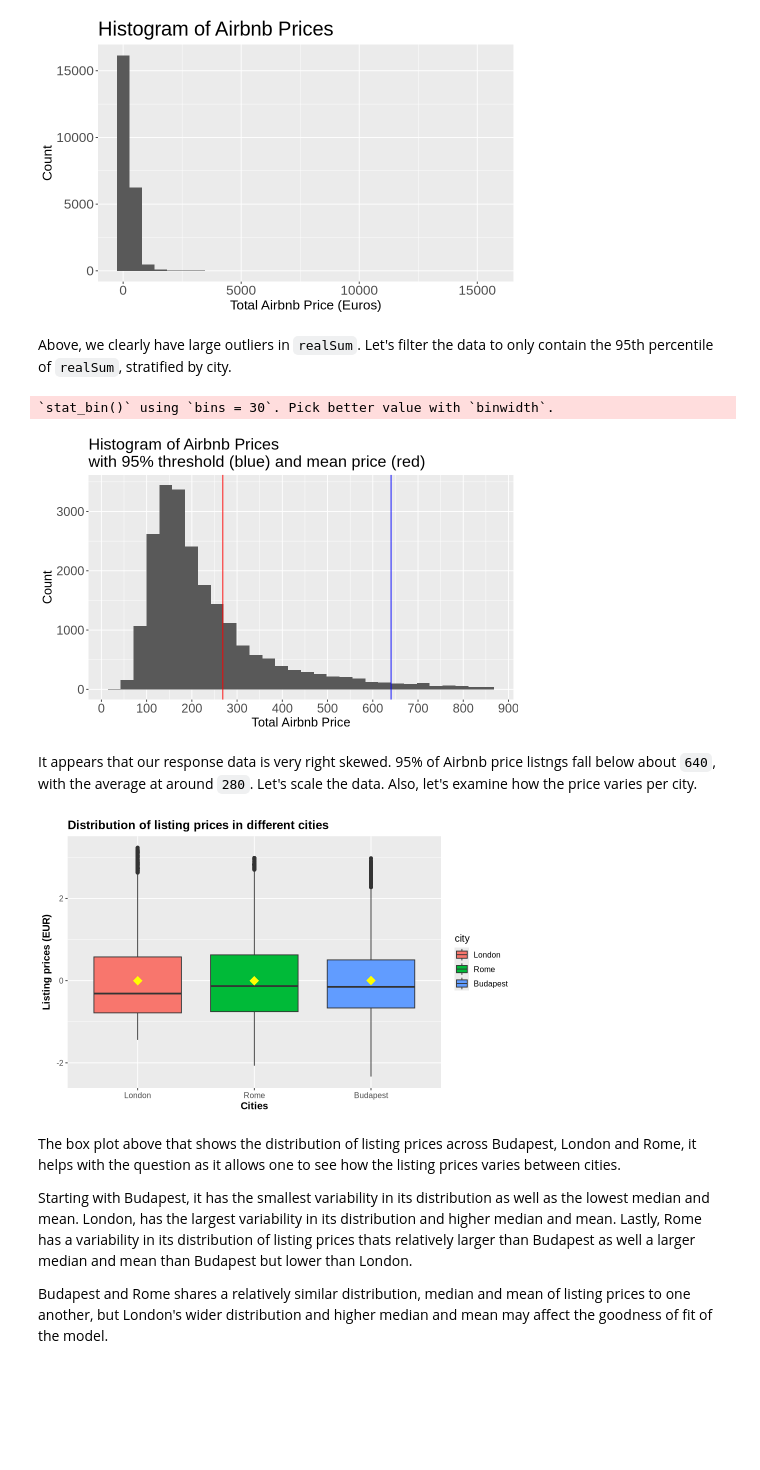
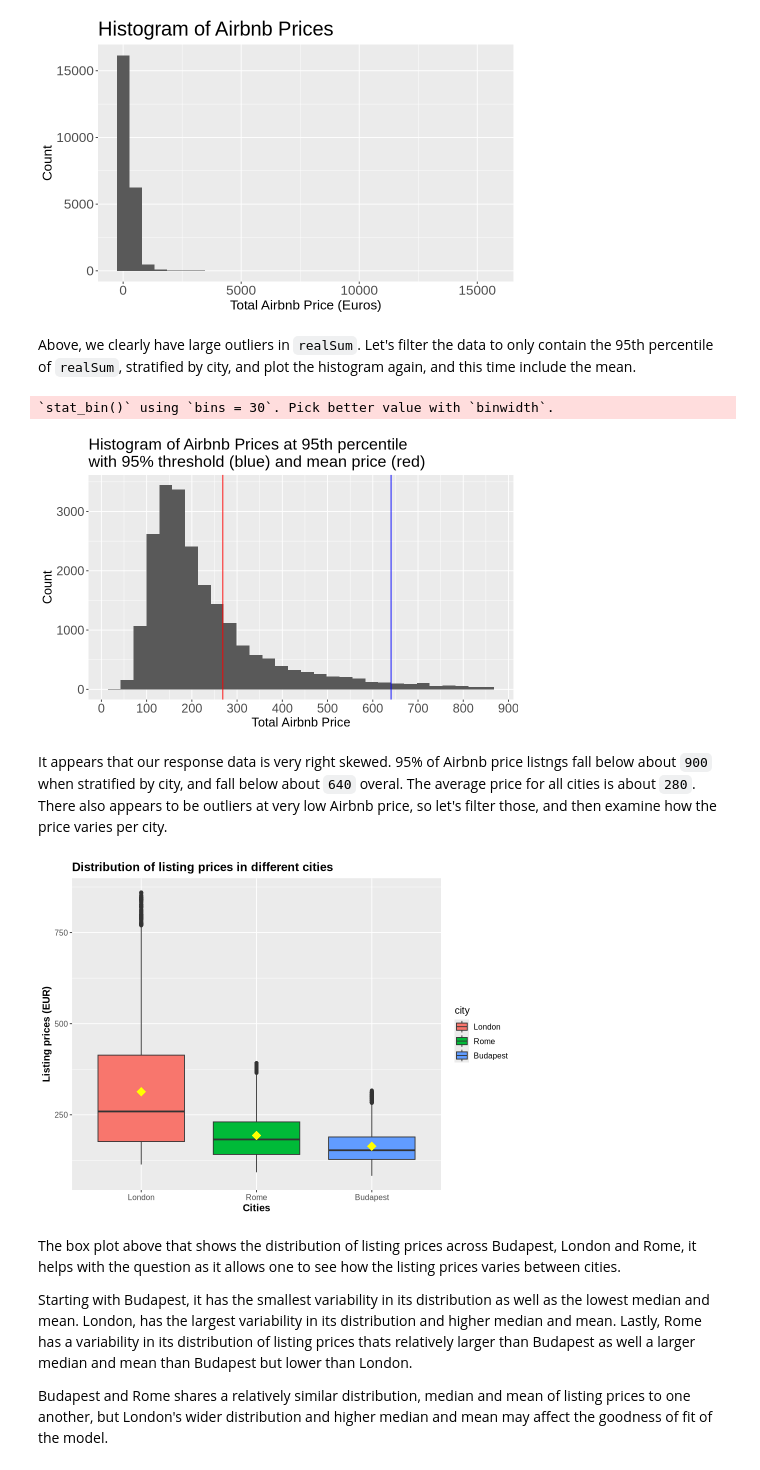
Before and after one commit to Mshl2299/STAT301_Group_Project, a Jupyter notebook: Project.ipynb, the cells around one changed output. Drawn from its saved outputs; the diff is of its cells as text; code cells hidden in the pictures; blank space fills up the shorter version.

```diff
--- a/Project.ipynb
+++ b/Project.ipynb
@@ -240,4 +240,4 @@ realSum_hist
 `stat_bin()` using `bins = 30`. Pick better value with `binwidth`.
 [figure]
 # %% [markdown]
-Above, we clearly have large outliers in `realSum`. Let's filter the data to only contain the 95th percentile of `realSum`, stratified by city.
+Above, we clearly have large outliers in `realSum`. Let's filter the data to only contain the 95th percentile of `realSum`, stratified by city, and plot the histogram again, and this time include the mean.
@@ -244,12 +253,5 @@ Above, we clearly have large outliers in `realSum`. Let's filter the data to onl
 # %%
 # Main developer: Marcus
-# Contributor: Matthew (filtering)
-
-# filtering outliers from each city by removing listing with prices that lies at the upper 5%
-data_filt <- data %>%
-    group_by(city) %>%
-    filter(realSum <= quantile(realSum, 0.95, na.rm = TRUE)) %>%
-    ungroup()
 
 realSum_hist_filt <- data_filt %>%
     ggplot(aes(x=realSum)) +
@@ -257,53 +259,51 @@ realSum_hist_filt <- data_filt %>%
     geom_vline(xintercept=mean(data$realSum), color = "red") +
     geom_vline(xintercept=quantile(data$realSum, 0.95), color = "blue") +
     scale_x_continuous(breaks=seq(0, 1000, 100)) +
-    ggtitle("Histogram of Airbnb Prices \nwith 95% threshold (blue) and mean price (red)") +
+    ggtitle("Histogram of Airbnb Prices at 95th percentile\nwith 95% threshold (blue) and mean price (red)") +
     labs(x="Total Airbnb Price", y="Count") +
     theme(axis.text = element_text(size = 15),
           axis.title = element_text(size = 15),
          title=element_text(size = 16))
 
-
 realSum_hist_filt
 # %% [output]
 `stat_bin()` using `bins = 30`. Pick better value with `binwidth`.
-[figure, old version]
+[figure, new version]
 # %% [markdown]
-It appears that our response data is very right skewed. 95% of Airbnb price listngs fall below about `640`, with the average at around `280`. Let's scale the data. Also, let's examine how the price varies per city.
+It appears that our response data is very right skewed. 95% of Airbnb price listngs fall below about `900` when stratified by city, and fall below about `640` overal. The average price for all cities is about `280`. There also appears to be outliers at very low Airbnb price, so let's filter those, and then examine how the price varies per city.
+# %%
+# Main developer: Marcus
+
+# Filter again to exclude lower 5%
+data_filt <- data_filt %>%
+    group_by(city) %>%
+    filter(realSum >= quantile(realSum, 0.05, na.rm = TRUE)) %>%
+    ungroup()
 # %%
 # Main developer: Matthew
-# Contributor: Marcus (moved filtering to above)
 
-#Altering columns to correct object types and filtering outliers
-data_standardized <-
-    data_filt %>%
-    group_by(city) %>%
-    mutate(  #standardizing the price of the listings of each city
-        realSum=scale(realSum)) %>%
-    ungroup()
-
-#Standardize numerical columns
+options(repr.plot.height = 6, repr.plot.width = 8)
 
 #To examine the distribution of listing prices in different cities through a boxplot
 city_listing_plot <-
-    data_standardized %>%
+    data_filt %>%
     ggplot() +
     geom_boxplot(aes(x=city,y=realSum,fill=city))+
     ggtitle("Distribution of listing prices in different cities")+
     xlab("Cities")+
     ylab("Listing prices (EUR)")+
     stat_summary(aes(x=city, y=realSum),
         fun = mean, geom = "point", colour = "yellow",
         shape = 18, size = 5
     ) +
     theme(
         text = element_text(size = 12),
         plot.title = element_text(face = "bold"),
         axis.title = element_text(face = "bold")
     )
 city_listing_plot
 # %% [output]
-[figure, old version]
+[figure, new version]
 # %% [markdown]
 The box plot above that shows the distribution of listing prices across Budapest, London and Rome, it helps with the question as it allows one to see how the listing prices varies between cities.
 
```
Also changed, not shown: parts of 36 cells of this notebook.
